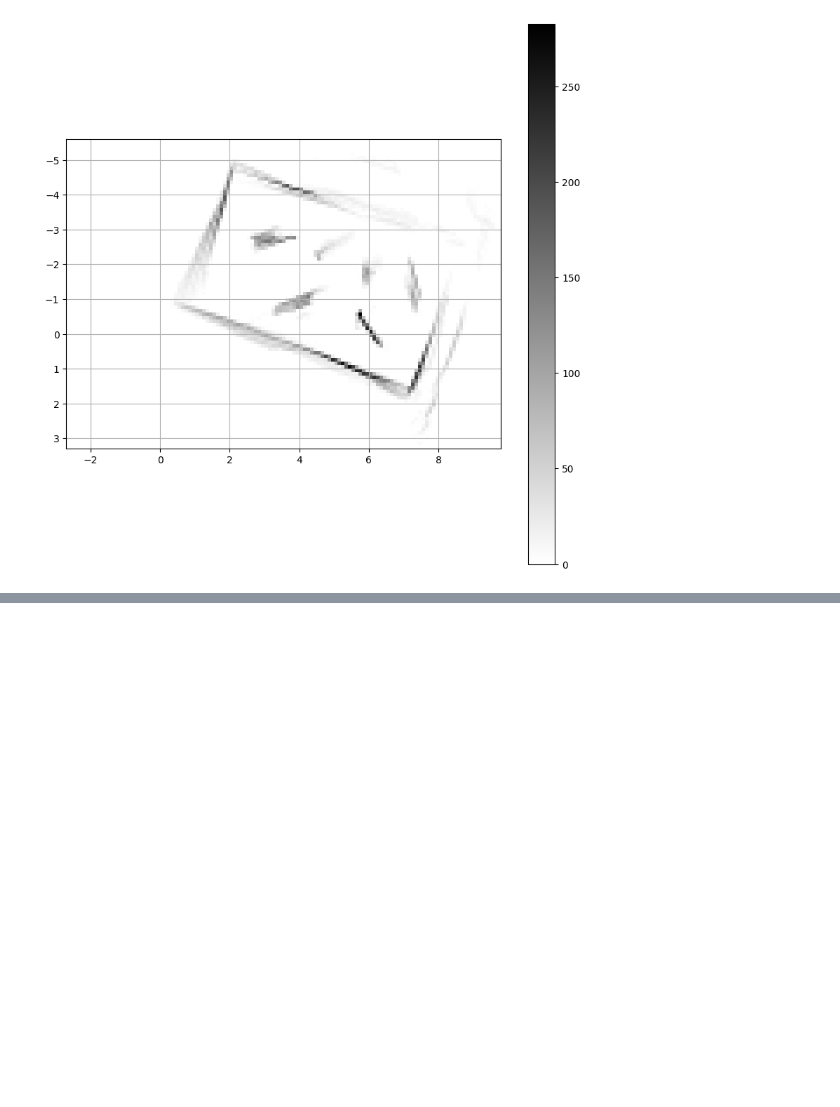
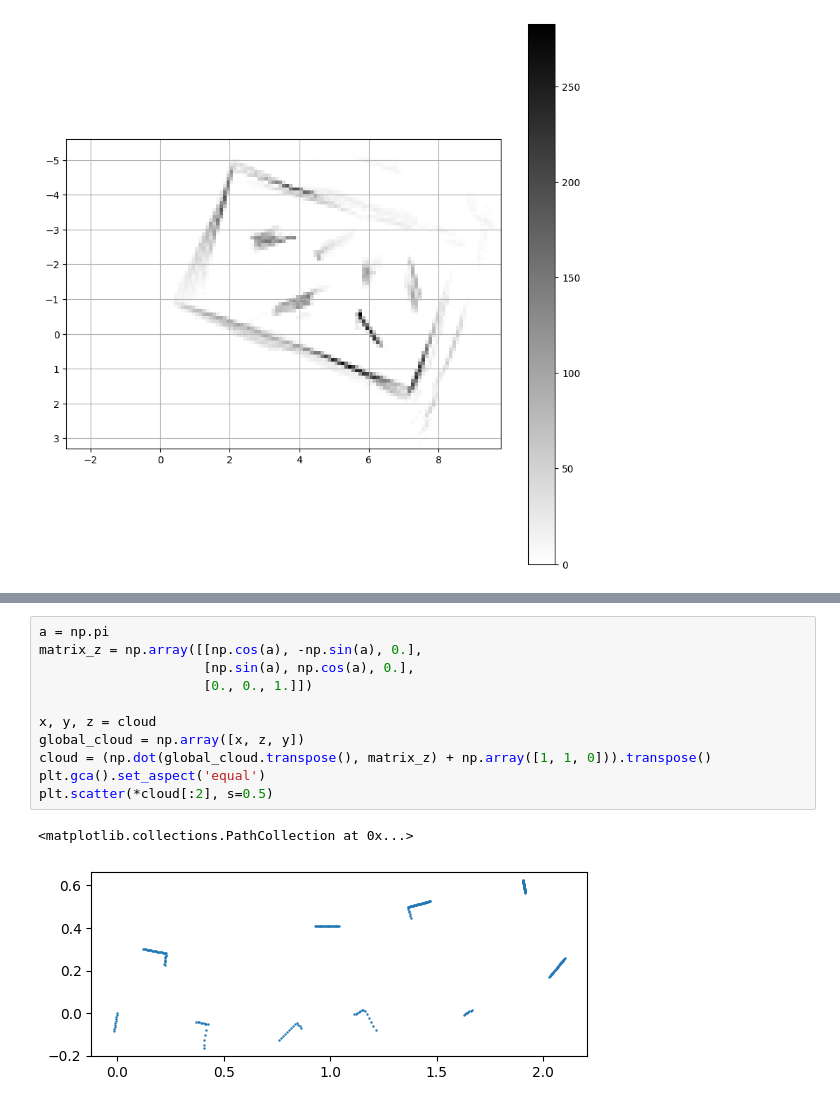
Before and after one commit to n04ka/youBot-brick-layer, a Jupyter notebook: debug.ipynb, the cells around one changed output, grey strips where cells are left out. Cells and saved outputs as stored; diff of their text form; blank space fills up the shorter version.

```diff
--- a/debug.ipynb
+++ b/debug.ipynb
@@ -107,0 +237,14 @@ a.show()
+# %%
+a = np.pi
+matrix_z = np.array([[np.cos(a), -np.sin(a), 0.],
+                     [np.sin(a), np.cos(a), 0.],
+                     [0., 0., 1.]])
+
+x, y, z = cloud
+global_cloud = np.array([x, z, y])
+cloud = (np.dot(global_cloud.transpose(), matrix_z) + np.array([1, 1, 0])).transpose()
+plt.gca().set_aspect('equal')
+plt.scatter(*cloud[:2], s=0.5)
+# %% [output]
+<matplotlib.collections.PathCollection at 0x...>
+[figure, added]
```
Also changed, not shown: parts of 13 cells of this notebook, 29 other files.
